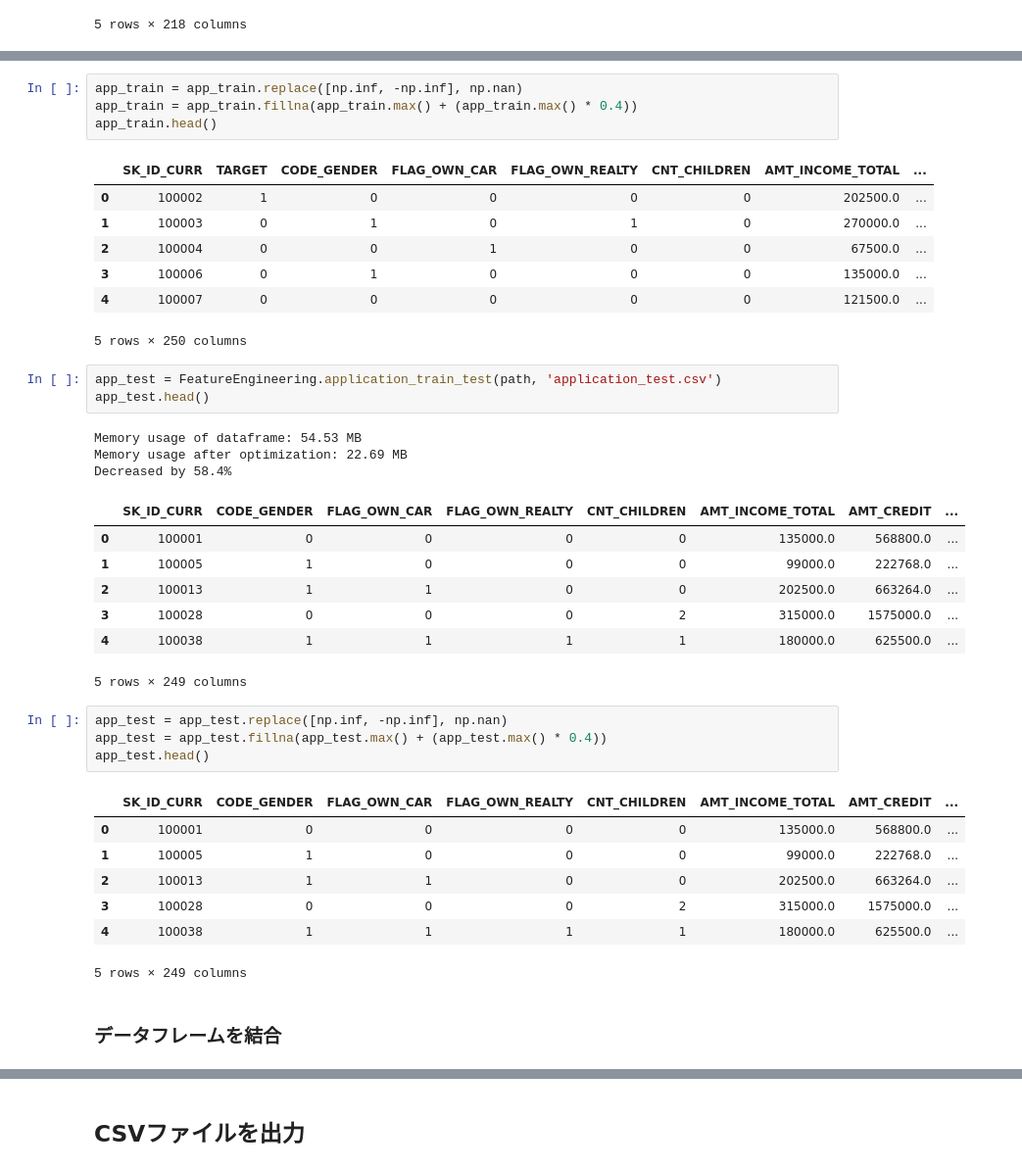
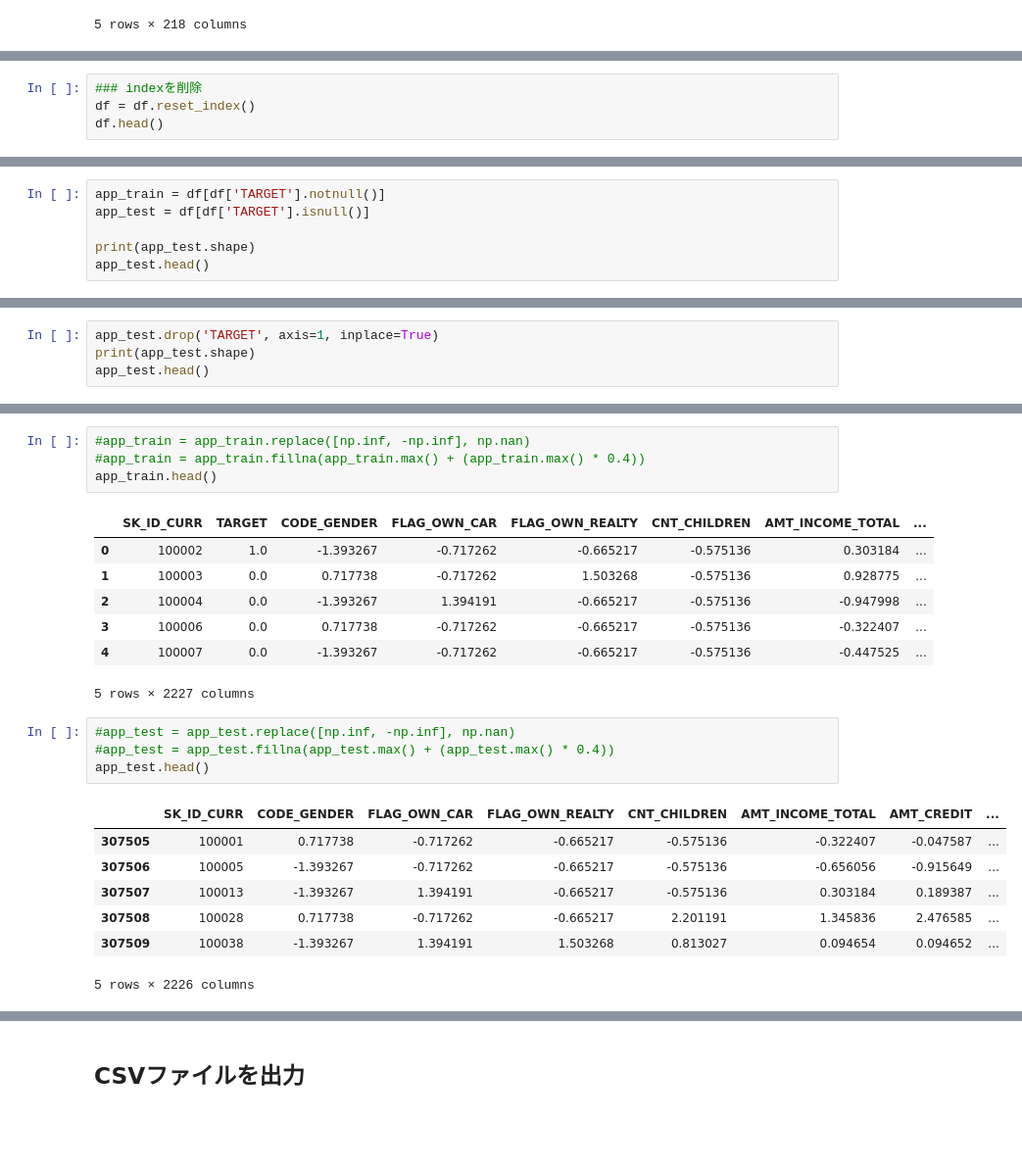
Before and after one commit to nekonabesan/kaggle_study, a Jupyter notebook: hcdr/FeatureEnginneringOtherSource.ipynb, the cells around one changed output, grey strips where cells are left out. Shown at 98% size. Cells and saved outputs as stored; diff of their text form; blank space fills up the shorter version.

```diff
--- a/hcdr/FeatureEnginneringOtherSource.ipynb
+++ b/hcdr/FeatureEnginneringOtherSource.ipynb
@@ -299,0 +443,4 @@ Decreased by 58.6%
+# %%
+### indexを削除
+df = df.reset_index()
+df.head()
@@ -299,0 +466,6 @@ Decreased by 58.6%
+# %%
+app_train = df[df['TARGET'].notnull()]
+app_test = df[df['TARGET'].isnull()]
+
+print(app_test.shape)
+app_test.head()
@@ -299,0 +492,4 @@ Decreased by 58.6%
+# %%
+app_test.drop('TARGET', axis=1, inplace=True)
+print(app_test.shape)
+app_test.head()
@@ -300,40 +505,24 @@ Decreased by 58.6%
 # %%
-app_train = app_train.replace([np.inf, -np.inf], np.nan)
-app_train = app_train.fillna(app_train.max() + (app_train.max() * 0.4))
+#app_train = app_train.replace([np.inf, -np.inf], np.nan)
+#app_train = app_train.fillna(app_train.max() + (app_train.max() * 0.4))
 app_train.head()
 # %% [output]
 |  | SK_ID_CURR | TARGET | CODE_GENDER | FLAG_OWN_CAR | FLAG_OWN_REALTY | CNT_CHILDREN | AMT_INCOME_TOTAL | ... |
-| 0 | 100002 | 1 | 0 | 0 | 0 | 0 | 202500.0 | ... |
-| 1 | 100003 | 0 | 1 | 0 | 1 | 0 | 270000.0 | ... |
-| 2 | 100004 | 0 | 0 | 1 | 0 | 0 | 67500.0 | ... |
-| 3 | 100006 | 0 | 1 | 0 | 0 | 0 | 135000.0 | ... |
-| 4 | 100007 | 0 | 0 | 0 | 0 | 0 | 121500.0 | ... |
+| 0 | 100002 | 1.0 | -1.393267 | -0.717262 | -0.665217 | -0.575136 | 0.303184 | ... |
+| 1 | 100003 | 0.0 | 0.717738 | -0.717262 | 1.503268 | -0.575136 | 0.928775 | ... |
+| 2 | 100004 | 0.0 | -1.393267 | 1.394191 | -0.665217 | -0.575136 | -0.947998 | ... |
+| 3 | 100006 | 0.0 | 0.717738 | -0.717262 | -0.665217 | -0.575136 | -0.322407 | ... |
+| 4 | 100007 | 0.0 | -1.393267 | -0.717262 | -0.665217 | -0.575136 | -0.447525 | ... |
-5 rows × 250 columns
+5 rows × 2227 columns
-# %%
-app_test = FeatureEngineering.application_train_test(path, 'application_test.csv')
-app_test.head()
-# %% [output]
-Memory usage of dataframe: 54.53 MB
-Memory usage after optimization: 22.69 MB
-Decreased by 58.4%
-|  | SK_ID_CURR | CODE_GENDER | FLAG_OWN_CAR | FLAG_OWN_REALTY | CNT_CHILDREN | AMT_INCOME_TOTAL | AMT_CREDIT | ... |
-| 0 | 100001 | 0 | 0 | 0 | 0 | 135000.0 | 568800.0 | ... |
-| 1 | 100005 | 1 | 0 | 0 | 0 | 99000.0 | 222768.0 | ... |
-| 2 | 100013 | 1 | 1 | 0 | 0 | 202500.0 | 663264.0 | ... |
-| 3 | 100028 | 0 | 0 | 0 | 2 | 315000.0 | 1575000.0 | ... |
-| 4 | 100038 | 1 | 1 | 1 | 1 | 180000.0 | 625500.0 | ... |
-5 rows × 249 columns
 # %%
-app_test = app_test.replace([np.inf, -np.inf], np.nan)
-app_test = app_test.fillna(app_test.max() + (app_test.max() * 0.4))
+#app_test = app_test.replace([np.inf, -np.inf], np.nan)
+#app_test = app_test.fillna(app_test.max() + (app_test.max() * 0.4))
 app_test.head()
 # %% [output]
 |  | SK_ID_CURR | CODE_GENDER | FLAG_OWN_CAR | FLAG_OWN_REALTY | CNT_CHILDREN | AMT_INCOME_TOTAL | AMT_CREDIT | ... |
-| 0 | 100001 | 0 | 0 | 0 | 0 | 135000.0 | 568800.0 | ... |
-| 1 | 100005 | 1 | 0 | 0 | 0 | 99000.0 | 222768.0 | ... |
-| 2 | 100013 | 1 | 1 | 0 | 0 | 202500.0 | 663264.0 | ... |
-| 3 | 100028 | 0 | 0 | 0 | 2 | 315000.0 | 1575000.0 | ... |
-| 4 | 100038 | 1 | 1 | 1 | 1 | 180000.0 | 625500.0 | ... |
+| 307505 | 100001 | 0.717738 | -0.717262 | -0.665217 | -0.575136 | -0.322407 | -0.047587 | ... |
+| 307506 | 100005 | -1.393267 | -0.717262 | -0.665217 | -0.575136 | -0.656056 | -0.915649 | ... |
+| 307507 | 100013 | -1.393267 | 1.394191 | -0.665217 | -0.575136 | 0.303184 | 0.189387 | ... |
+| 307508 | 100028 | 0.717738 | -0.717262 | -0.665217 | 2.201191 | 1.345836 | 2.476585 | ... |
+| 307509 | 100038 | -1.393267 | 1.394191 | 1.503268 | 0.813027 | 0.094654 | 0.094652 | ... |
-5 rows × 249 columns
+5 rows × 2226 columns
-# %% [markdown]
-### データフレームを結合
```
Also changed, not shown: parts of 56 cells of this notebook, 7 other files.
